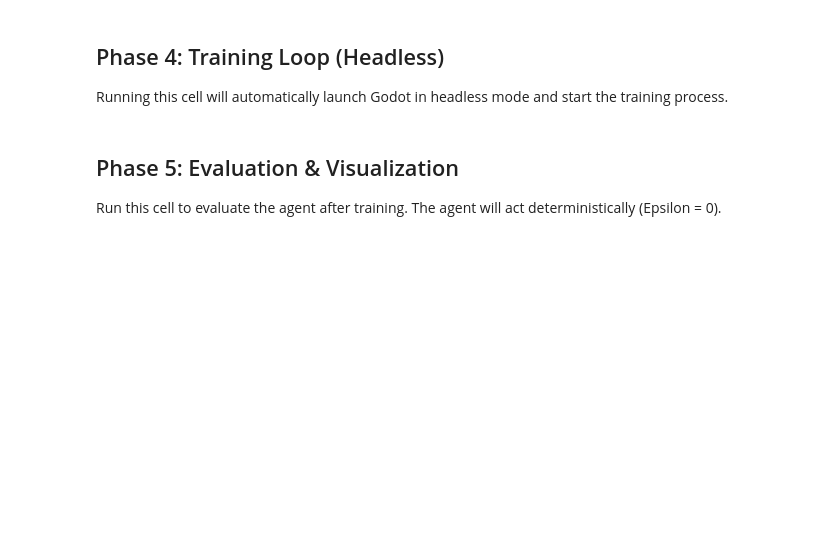
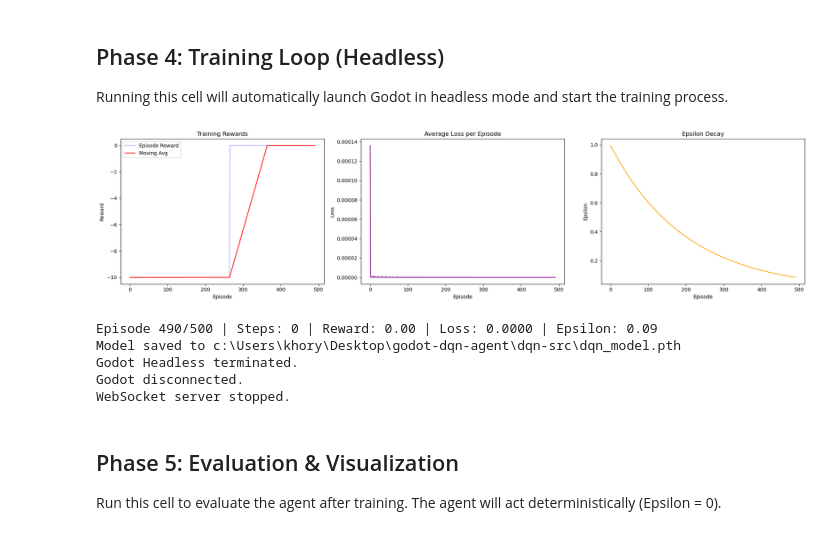
Before and after one commit to khoryz666/godot-dqn-agent, a Jupyter notebook: dqn-src/DQN_Agent.ipynb, the cells around one changed output. Saved outputs shown, nothing was run; the diff lists cells and outputs as text; code cells hidden in the pictures; blank space fills up the shorter version.

```diff
--- a/dqn-src/DQN_Agent.ipynb
+++ b/dqn-src/DQN_Agent.ipynb
@@ -137,7 +137,7 @@ async def train():
         "buffer_size": 100000
     }
 
-    state_size = 5
+    state_size = 7
     action_size = 6
     agent = DQNAgent(state_size, action_size, config)
     env = GodotEnv()
@@ -201,33 +201,40 @@ async def train():
             if len(episode_rewards) >= 100:
                 moving_avg.append(np.mean(episode_rewards[-100:]))
             else:
                 moving_avg.append(np.mean(episode_rewards))
 
             if episode % 10 == 0:
                 plot_metrics(episode_rewards, moving_avg, epsilons, episode_losses)
                 print(f"Episode {episode}/{num_episodes} | Steps: {step_count} | Reward: {total_reward:.2f} | Loss: {episode_losses[-1]:.4f} | Epsilon: {agent.epsilon:.2f}")
 
     except RuntimeError as e:
         print(f"Training aborted: {e}")
     except KeyboardInterrupt:
         print("Training interrupted manually.")
     finally:
         # Save the trained model weights
         import torch
         if episodes_run > 0:
             torch.save(agent.policy_net.state_dict(), MODEL_PATH)
             print(f"Model saved to {MODEL_PATH}")
         else:
             print("No episodes completed; skipping model save.")
 
         # Kill Godot headless process safely
         godot_process.terminate()
         print("Godot Headless terminated.")
 
         # Release the port so the cell can be re-run
         await env.stop_server()
 
 await train()
+# %% [output]
+[figure, added]
+Episode 490/500 | Steps: 0 | Reward: 0.00 | Loss: 0.0000 | Epsilon: 0.09
+Model saved to c:\Users\khory\Desktop\godot-dqn-agent\dqn-src\dqn_model.pth
+Godot Headless terminated.
+Godot disconnected.
+WebSocket server stopped.
 # %% [markdown]
 ## Phase 5: Evaluation & Visualization
 Run this cell to evaluate the agent after training. The agent will act deterministically (Epsilon = 0).
```
Also changed, not shown: parts of 1 cell of this notebook, 1 other file.
